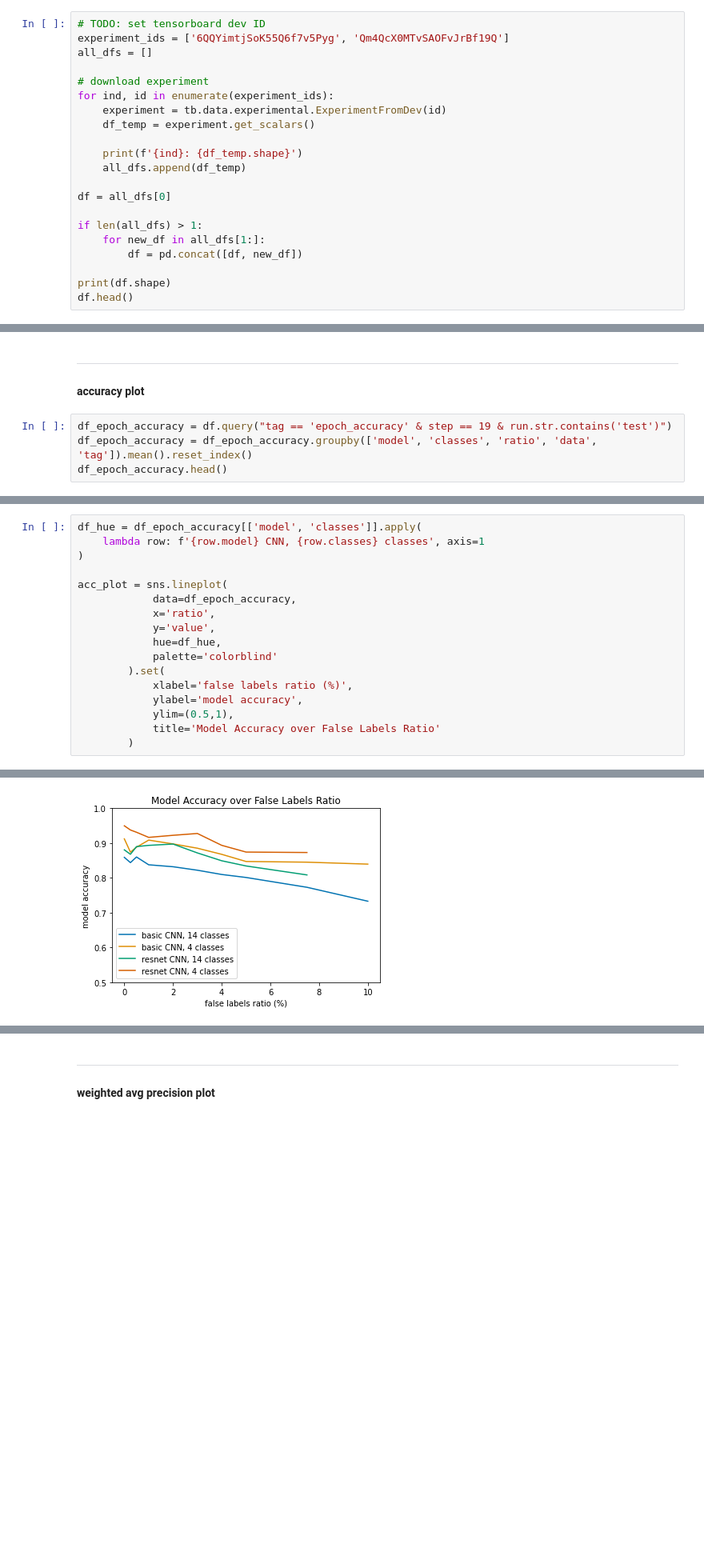
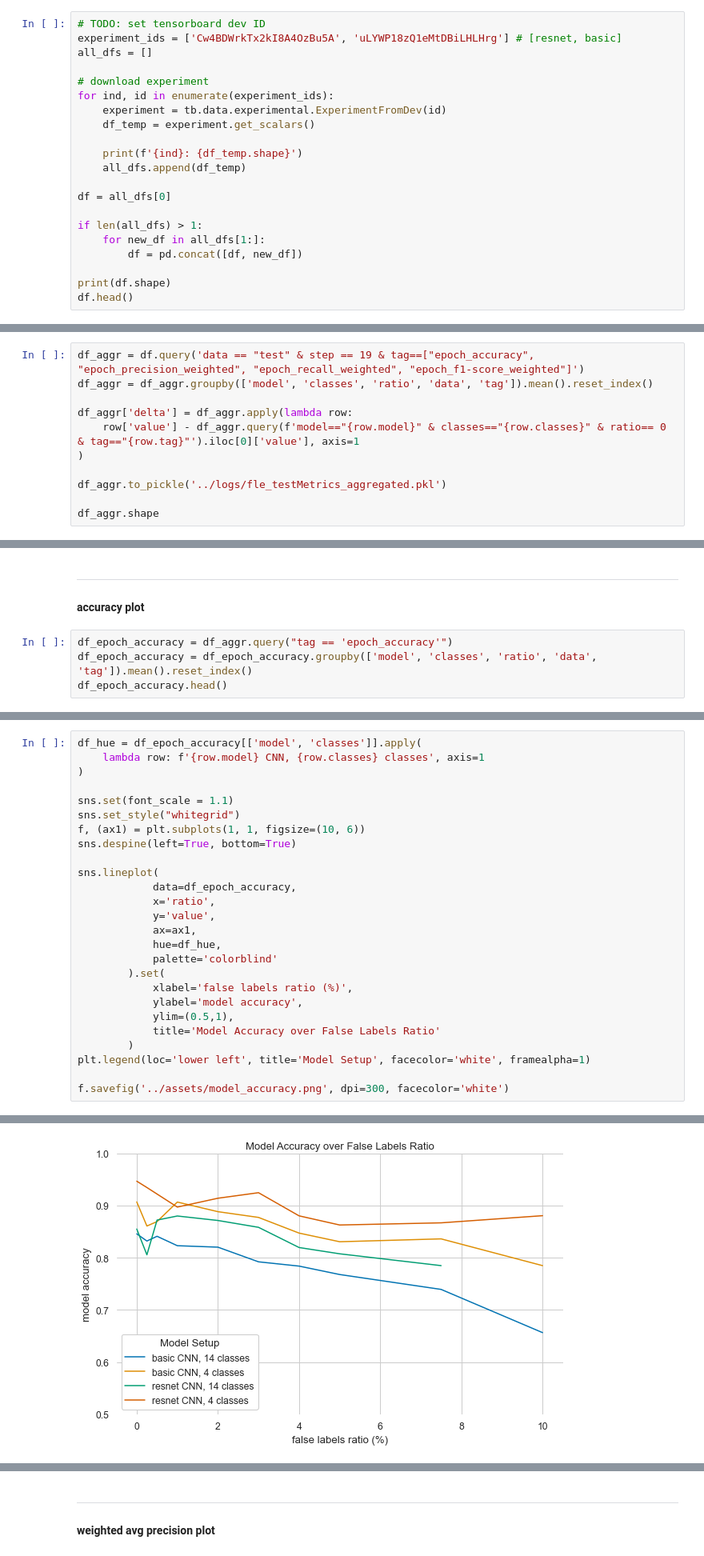
Before and after one commit to at-gmbh/corrupted-labels-effect, a Jupyter notebook: notebooks/aggregation.ipynb, the cells around one changed output, grey strips where cells are left out. Shown at 80% size. Saved outputs shown, nothing was run; the diff lists cells and outputs as text; blank space fills up the shorter version.

Commit message:
update result aggregation and plotting

```diff
--- a/notebooks/aggregation.ipynb
+++ b/notebooks/aggregation.ipynb
@@ -42,7 +41,7 @@ tensorboard dev upload --logdir=./tensorboard_upload/ --name FLE_resnet_test
 shutil.rmtree(upload_path)
 # %%
 # TODO: set tensorboard dev ID
-experiment_ids = ['6QQYimtjSoK55Q6f7v5Pyg', 'Qm4QcX0MTvSAOFvJrBf19Q']
+experiment_ids = ['Cw4BDWrkTx2kI8A4OzBu5A', 'uLYWP18zQ1eMtDBiLHLHrg'] # [resnet, basic]
 all_dfs = []
 
 # download experiment
@@ -99,0 +98,11 @@ df.to_csv('../logs/fle_testMetrics_raw.csv', index=False)
+# %%
+df_aggr = df.query('data == "test" & step == 19 & tag==["epoch_accuracy", "epoch_precision_weighted", "epoch_recall_weighted", "epoch_f1-score_weighted"]')
+df_aggr = df_aggr.groupby(['model', 'classes', 'ratio', 'data', 'tag']).mean().reset_index()
+
+df_aggr['delta'] = df_aggr.apply(lambda row:
+    row['value'] - df_aggr.query(f'model=="{row.model}" & classes=="{row.classes}" & ratio== 0 & tag=="{row.tag}"').iloc[0]['value'], axis=1
+)
+
+df_aggr.to_pickle('../logs/fle_testMetrics_aggregated.pkl')
+
+df_aggr.shape
@@ -102,7 +113,7 @@ df.to_csv('../logs/fle_testMetrics_raw.csv', index=False)
 
 #### accuracy plot
 # %%
-df_epoch_accuracy = df.query("tag == 'epoch_accuracy' & step == 19 & run.str.contains('test')")
+df_epoch_accuracy = df_aggr.query("tag == 'epoch_accuracy'")
 df_epoch_accuracy = df_epoch_accuracy.groupby(['model', 'classes', 'ratio', 'data', 'tag']).mean().reset_index()
 df_epoch_accuracy.head()
 # %% [output]
@@ -122,10 +128,16 @@ df_hue = df_epoch_accuracy[['model', 'classes']].apply(
     lambda row: f'{row.model} CNN, {row.classes} classes', axis=1
 )
 
-acc_plot = sns.lineplot(
+sns.set(font_scale = 1.1)
+sns.set_style("whitegrid")
+f, (ax1) = plt.subplots(1, 1, figsize=(10, 6))
+sns.despine(left=True, bottom=True)
+
+sns.lineplot(
             data=df_epoch_accuracy,
             x='ratio',
             y='value',
+            ax=ax1,
             hue=df_hue,
             palette='colorblind'
         ).set(
@@ -134,4 +146,7 @@ acc_plot = sns.lineplot(
             ylim=(0.5,1),
             title='Model Accuracy over False Labels Ratio'
         )
+plt.legend(loc='lower left', title='Model Setup', facecolor='white', framealpha=1)
+
+f.savefig('../assets/model_accuracy.png', dpi=300, facecolor='white')
 # %% [output]
@@ -139 +153 @@ TypeError: 'str' object is not callable
-[figure, old version]
+[figure, new version]
```
Also changed, not shown: parts of 23 cells of this notebook, 2 other files.
